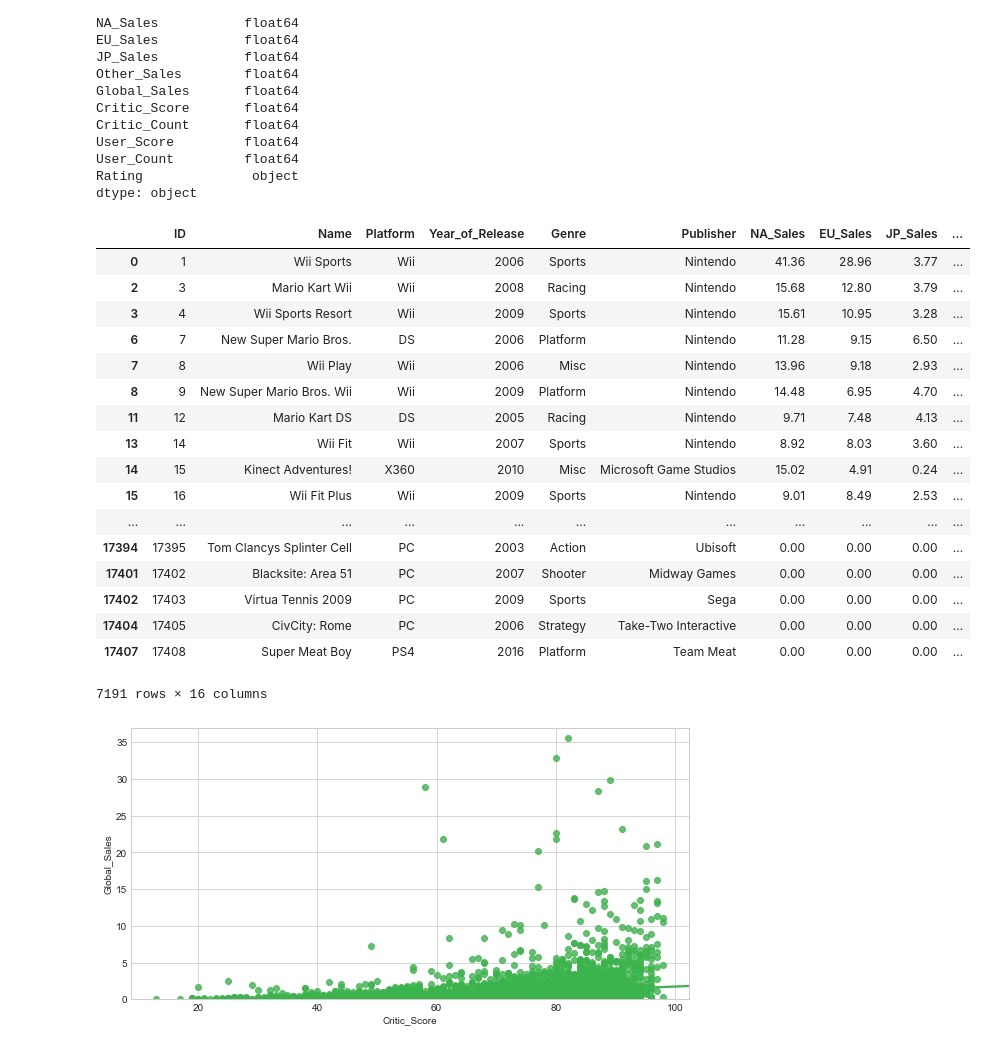
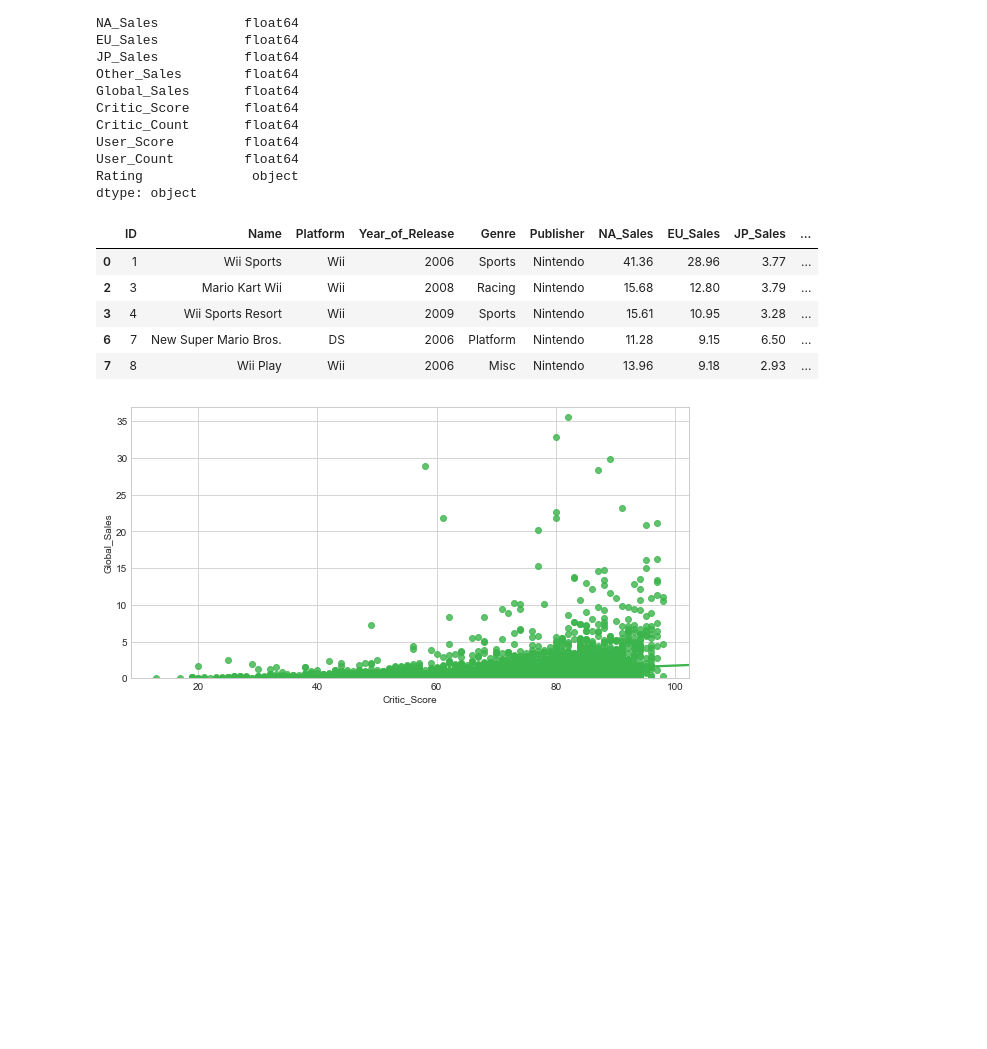
Before and after one commit to ashleyna94/videogames-app, a Jupyter notebook: videogames/MachineLearning.ipynb, the cells around one changed output. Drawn from its saved outputs; the diff is of its cells as text; code cells hidden in the pictures; blank space fills up the shorter version.

```diff
--- a/videogames/MachineLearning.ipynb
+++ b/videogames/MachineLearning.ipynb
@@ -86,27 +78,15 @@ User_Count         float64
 Rating              object
 dtype: object
 # %%
-df_nums2 = df_nums.dropna(axis=0, how="any")
-df_nums2
+df_nums_drop = df_nums.dropna(axis=0, how="any")
+df_nums_drop.head()
 # %% [output]
 |  | ID | Name | Platform | Year_of_Release | Genre | Publisher | NA_Sales | EU_Sales | JP_Sales | ... |
 | 0 | 1 | Wii Sports | Wii | 2006 | Sports | Nintendo | 41.36 | 28.96 | 3.77 | ... |
 | 2 | 3 | Mario Kart Wii | Wii | 2008 | Racing | Nintendo | 15.68 | 12.80 | 3.79 | ... |
 | 3 | 4 | Wii Sports Resort | Wii | 2009 | Sports | Nintendo | 15.61 | 10.95 | 3.28 | ... |
 | 6 | 7 | New Super Mario Bros. | DS | 2006 | Platform | Nintendo | 11.28 | 9.15 | 6.50 | ... |
 | 7 | 8 | Wii Play | Wii | 2006 | Misc | Nintendo | 13.96 | 9.18 | 2.93 | ... |
-| 8 | 9 | New Super Mario Bros. Wii | Wii | 2009 | Platform | Nintendo | 14.48 | 6.95 | 4.70 | ... |
-| 11 | 12 | Mario Kart DS | DS | 2005 | Racing | Nintendo | 9.71 | 7.48 | 4.13 | ... |
-| 13 | 14 | Wii Fit | Wii | 2007 | Sports | Nintendo | 8.92 | 8.03 | 3.60 | ... |
-| 14 | 15 | Kinect Adventures! | X360 | 2010 | Misc | Microsoft Game Studios | 15.02 | 4.91 | 0.24 | ... |
-| 15 | 16 | Wii Fit Plus | Wii | 2009 | Sports | Nintendo | 9.01 | 8.49 | 2.53 | ... |
-| ... | ... | ... | ... | ... | ... | ... | ... | ... | ... | ... |
-| 17394 | 17395 | Tom Clancys Splinter Cell | PC | 2003 | Action | Ubisoft | 0.00 | 0.00 | 0.00 | ... |
-| 17401 | 17402 | Blacksite: Area 51 | PC | 2007 | Shooter | Midway Games | 0.00 | 0.00 | 0.00 | ... |
-| 17402 | 17403 | Virtua Tennis 2009 | PC | 2009 | Sports | Sega | 0.00 | 0.00 | 0.00 | ... |
-| 17404 | 17405 | CivCity: Rome | PC | 2006 | Strategy | Take-Two Interactive | 0.00 | 0.00 | 0.00 | ... |
-| 17407 | 17408 | Super Meat Boy | PS4 | 2016 | Platform | Team Meat | 0.00 | 0.00 | 0.00 | ... |
-7191 rows × 16 columns
 # %%
 # Visualizing Global Sales vs Critic Score
 sns.set_style("whitegrid")
```
Also changed, not shown: parts of 27 cells of this notebook.
